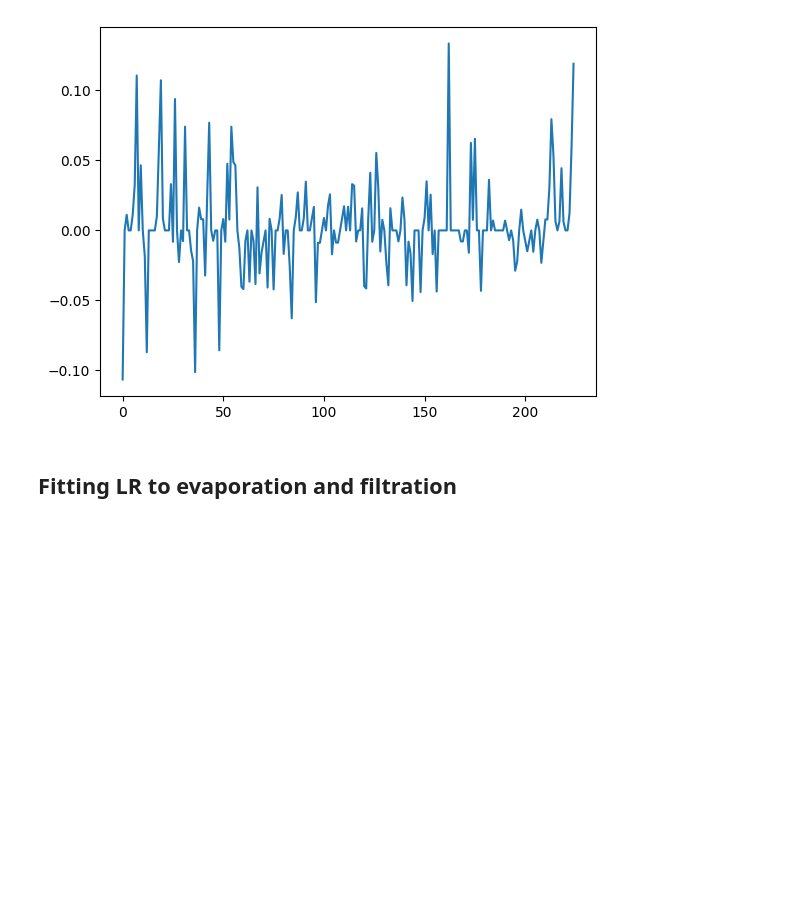
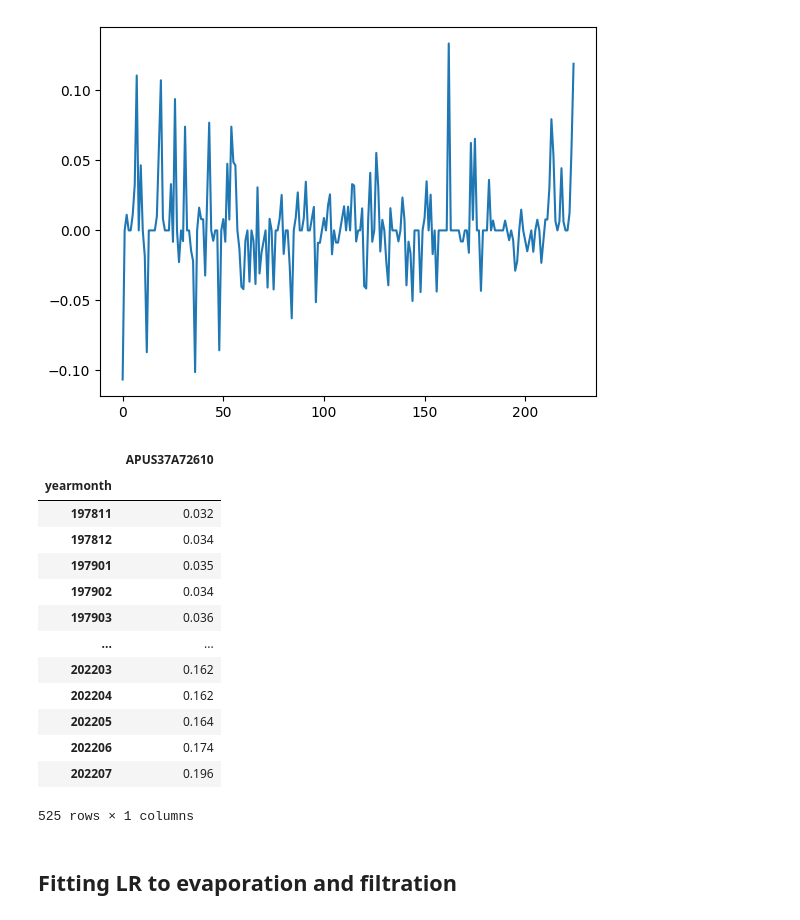
Before and after one commit to igseg/reservoir, a Jupyter notebook: Model_parameters.ipynb, the cells around one changed output. Drawn from its saved outputs; the diff is of its cells as text; code cells hidden in the pictures; blank space fills up the shorter version.

```diff
--- a/Model_parameters.ipynb
+++ b/Model_parameters.ipynb
@@ -107,6 +103,23 @@ plt.plot(np.log((ele_ts.values[300:]/ele_ts.values[299:-1])[:,0].astype(float)))
 plt.show()
 # %% [output]
 [figure]
+# %%
+ele_ts
+# %% [output]
+|  | APUS37A72610 |
+| yearmonth |  |
+| 197811 | 0.032 |
+| 197812 | 0.034 |
+| 197901 | 0.035 |
+| 197902 | 0.034 |
+| 197903 | 0.036 |
+| ... | ... |
+| 202203 | 0.162 |
+| 202204 | 0.162 |
+| 202205 | 0.164 |
+| 202206 | 0.174 |
+| 202207 | 0.196 |
+525 rows × 1 columns
 # %%
 ## set same time intervales for both series
 
```
Also changed, not shown: parts of 1 cell of this notebook, 2 other files.
